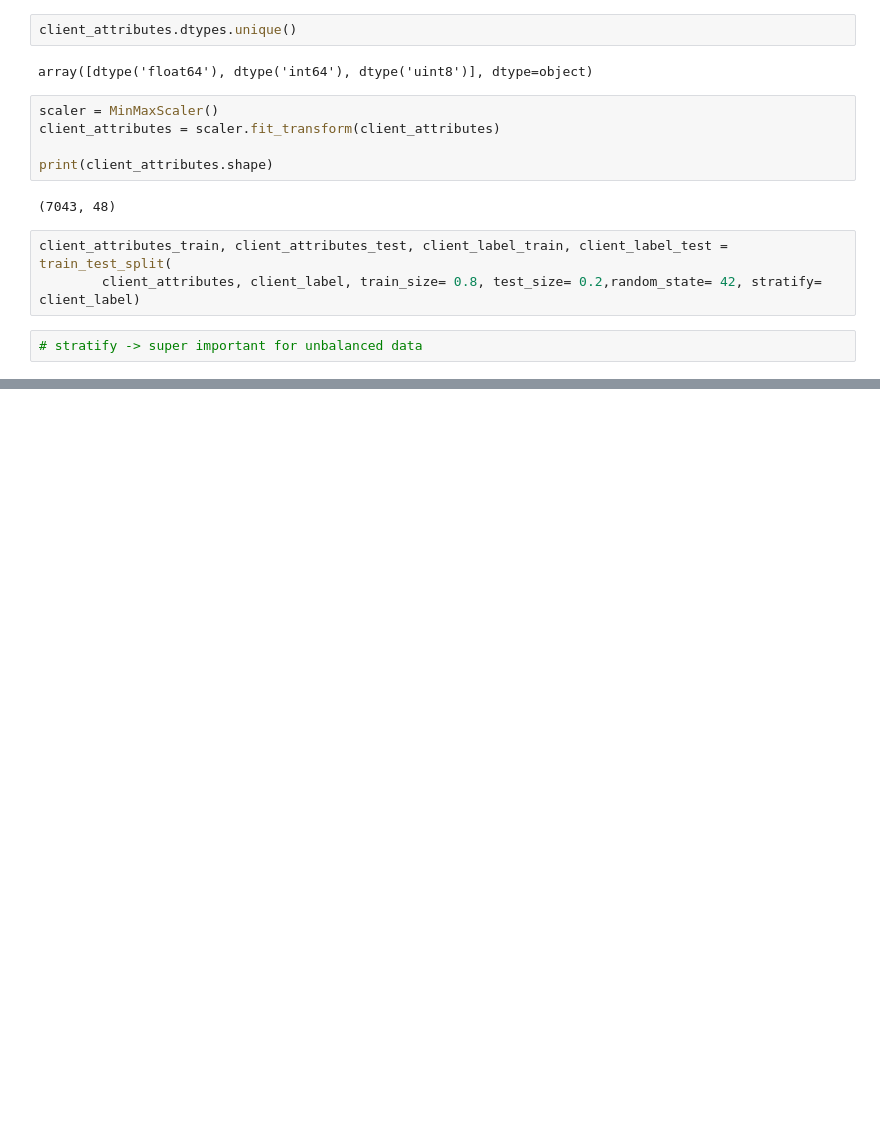
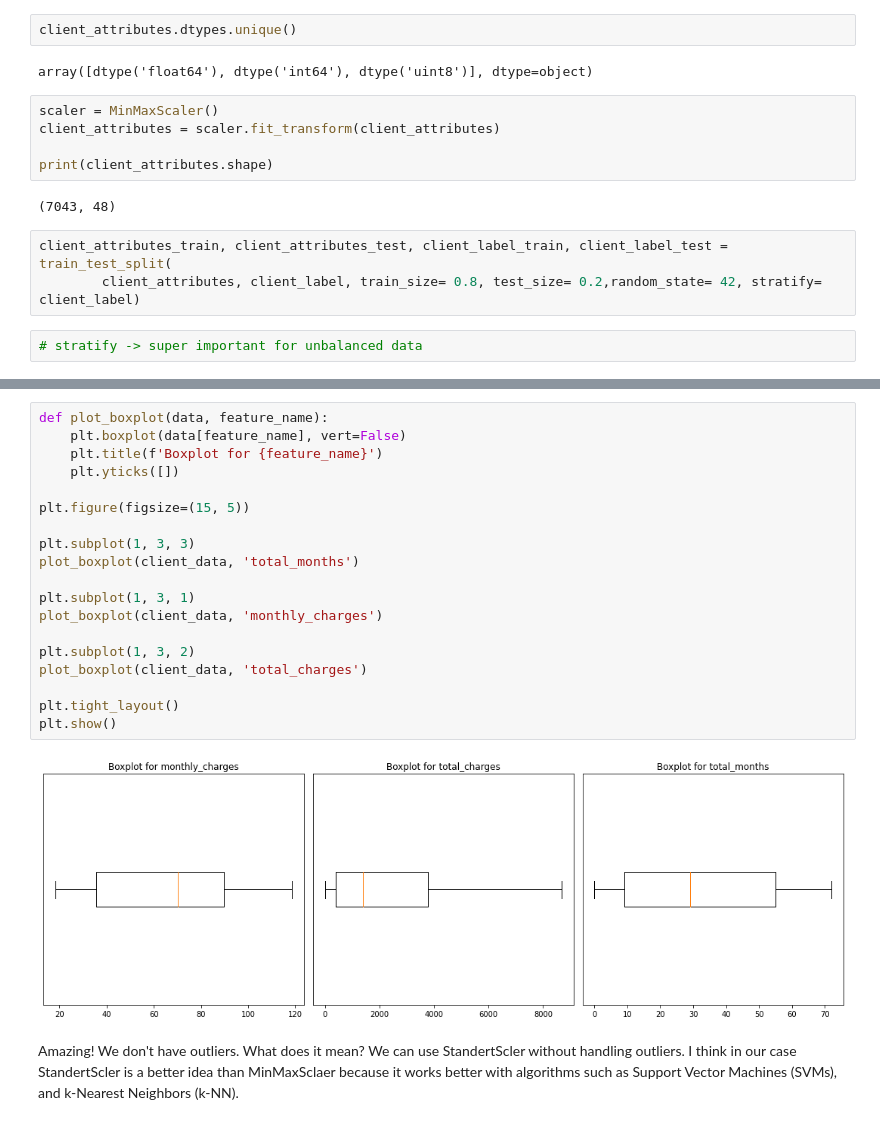
Before and after one commit to Vselenis/Machine-Learning-September-2022, a Jupyter notebook: 10. Project/Churn Prediction/Churn Prediction.ipynb, the cells around one changed output, grey strips where cells are left out. Saved outputs shown, nothing was run; the diff lists cells and outputs as text; blank space fills up the shorter version.

```diff
--- a/10. Project/Churn Prediction/Churn Prediction.ipynb
+++ b/10. Project/Churn Prediction/Churn Prediction.ipynb
@@ -413,0 +393,23 @@ client_attributes_train, client_attributes_test, client_label_train, client_labe
+# %%
+def plot_boxplot(data, feature_name):
+    plt.boxplot(data[feature_name], vert=False)
+    plt.title(f'Boxplot for {feature_name}')
+    plt.yticks([])
+
+plt.figure(figsize=(15, 5))
+
+plt.subplot(1, 3, 3)
+plot_boxplot(client_data, 'total_months')
+
+plt.subplot(1, 3, 1)
+plot_boxplot(client_data, 'monthly_charges')
+
+plt.subplot(1, 3, 2)
+plot_boxplot(client_data, 'total_charges')
+
+plt.tight_layout()
+plt.show()
+# %% [output]
+[figure, added]
+# %% [markdown]
+Amazing! We don't have outliers. What does it mean? We can use StandertScler without handling outliers. I think in our case StandertScler is a better idea than MinMaxSclaer because it works better with algorithms such as Support Vector Machines (SVMs), and k-Nearest Neighbors (k-NN).
```
Also changed, not shown: parts of 51 cells of this notebook.
